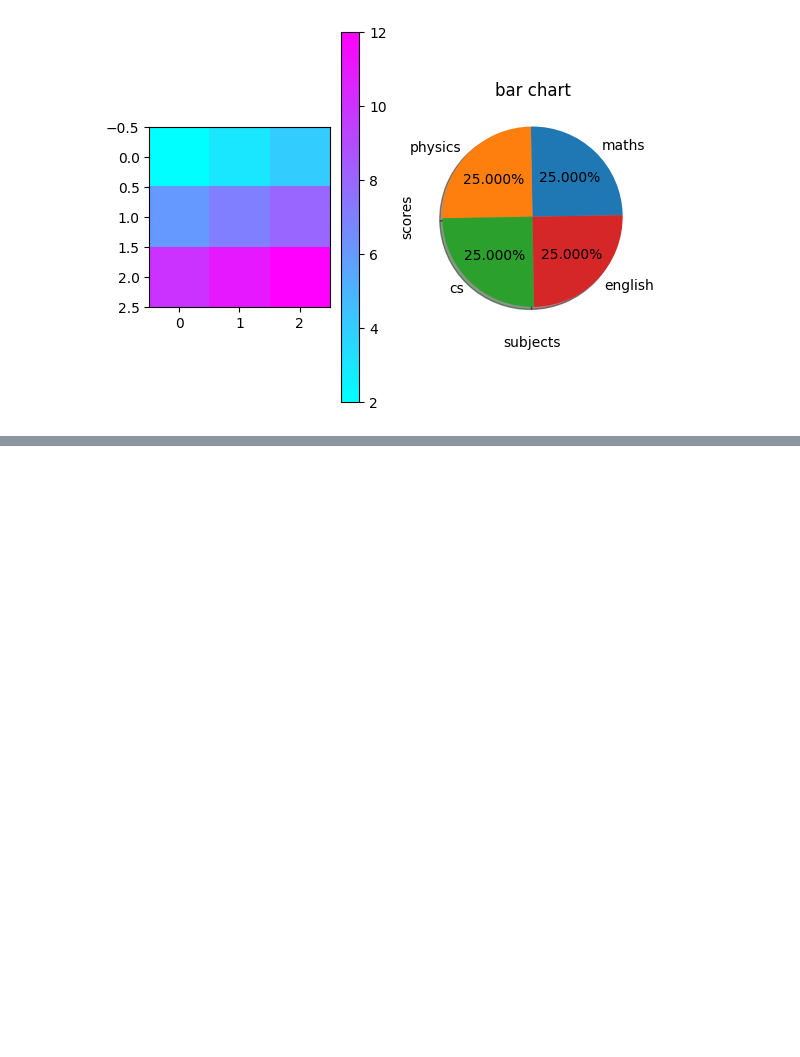
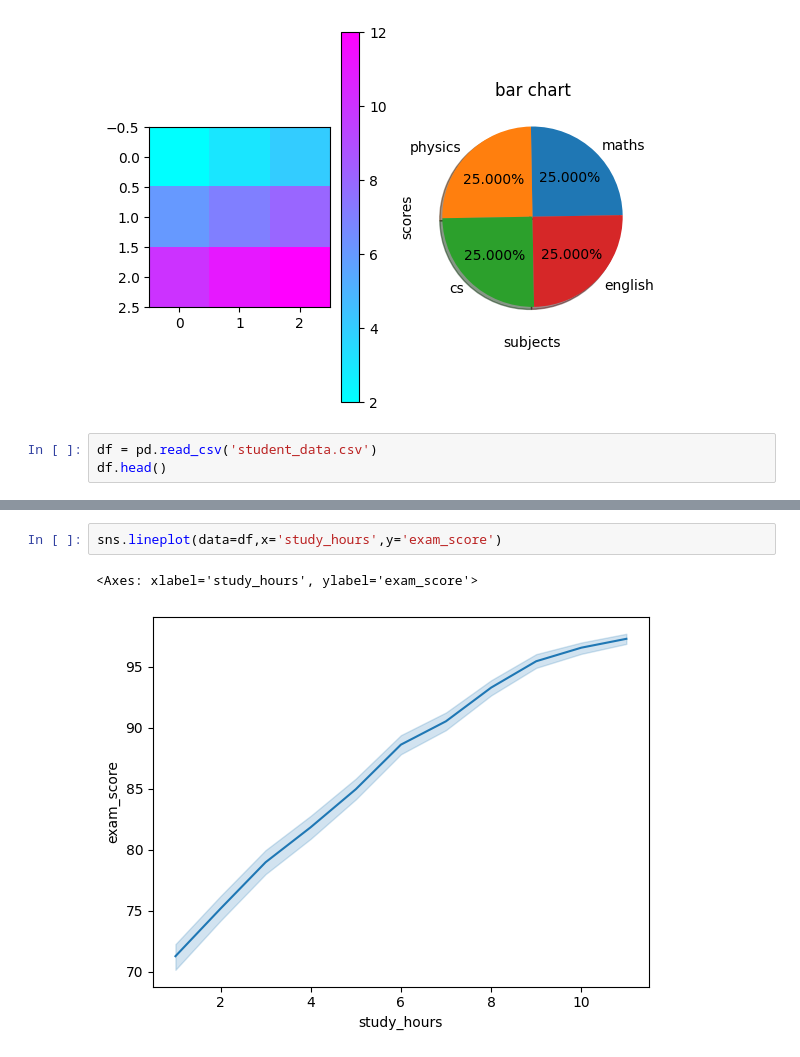
Before and after one commit to syedryaaan/data_science, a Jupyter notebook: pandas.ipynb, the cells around one changed output, grey strips where cells are left out. Drawn from its saved outputs; the diff is of its cells as text; blank space fills up the shorter version.

```diff
--- a/pandas.ipynb
+++ b/pandas.ipynb
@@ -617,3 +618,6 @@ plt.title('bar chart')
 # %% [output]
 Text(0.5, 1.0, 'bar chart')
 [figure]
+# %%
+df = pd.read_csv('student_data.csv')
+df.head()
@@ -619,0 +631,5 @@ Text(0.5, 1.0, 'bar chart')
+# %%
+sns.lineplot(data=df,x='study_hours',y='exam_score')
+# %% [output]
+<Axes: xlabel='study_hours', ylabel='exam_score'>
+[figure, added]
```
Also changed, not shown: parts of 8 cells of this notebook.
